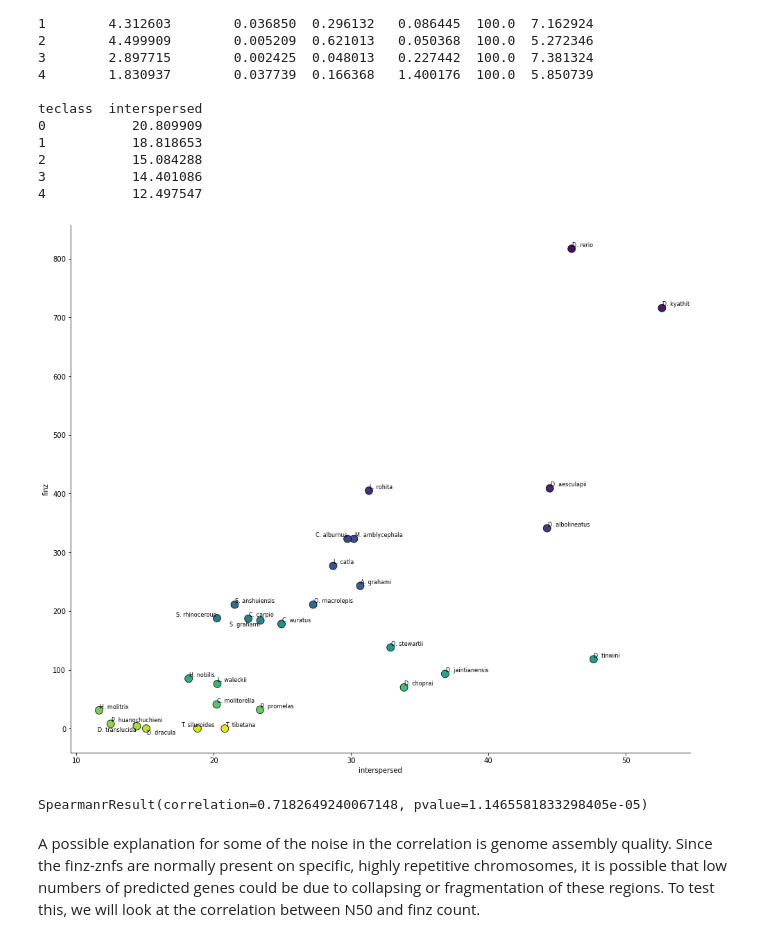
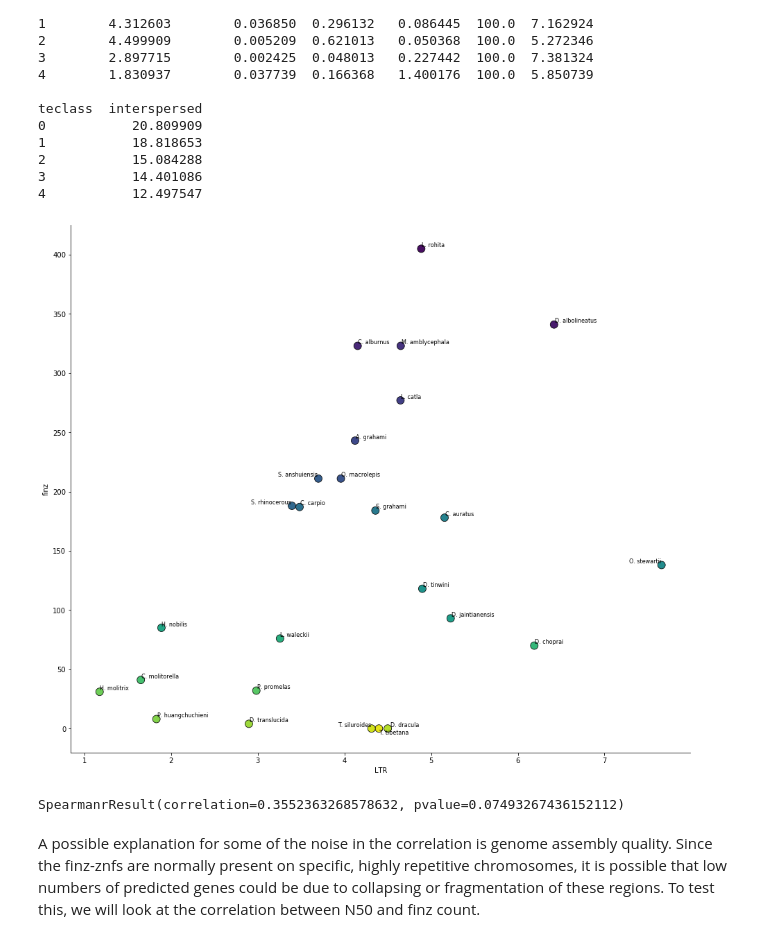
Before and after one commit to jonathan-wells/finz-znf, a Jupyter notebook: analysis/finz_te_correlation.ipynb, the cells around one changed output. Drawn from its saved outputs; the diff is of its cells as text; code cells hidden in the pictures.

```diff
--- a/analysis/finz_te_correlation.ipynb
+++ b/analysis/finz_te_correlation.ipynb
@@ -71,31 +71,31 @@ teclass  interspersed
 3           14.401086
 4           12.497547
 # %%
-column = 'interspersed'
+column = 'LTR'
 fig, ax = plt.subplots(figsize=(16, 14))
-sns.scatterplot(data=count_df,
+sns.scatterplot(data=count_df.loc[~count_df.species.isin(['Danio_rerio', 'Danio_aesculapii', 'Danio_kyathit'])],
                 x=column,
                 y='finz',
                 hue='species',
                 palette='viridis_r',
                 edgecolor='k',
                 s=120,
                 ax=ax)
 ax.get_legend().remove()
 
 labels = []
-for row in count_df.iterrows():
+for row in count_df.loc[~count_df.species.isin(['Danio_rerio', 'Danio_aesculapii', 'Danio_kyathit'])].iterrows():
     label = row[1]['species'].split('_')[0][0] +'. '+ row[1]['species'].split('_')[1]
     labels.append(ax.text(row[1][column], row[1]['finz'], label, size=8, va='center', ha='center'))
 adjust_text(labels)
 
 sns.despine()
 plt.show()
-print(stats.spearmanr(count_df[column],
-                      count_df['finz']))
+print(stats.spearmanr(count_df.loc[~count_df.species.isin(['Danio_rerio', 'Danio_aesculapii', 'Danio_kyathit'])][column],
+                      count_df.loc[~count_df.species.isin(['Danio_rerio', 'Danio_aesculapii', 'Danio_kyathit'])]['finz']))
 # %% [output]
-[figure, old version]
+[figure, new version]
-SpearmanrResult(correlation=0.7182649240067148, pvalue=1.1465581833298405e-05)
+SpearmanrResult(correlation=0.3552363268578632, pvalue=0.07493267436152112)
 # %% [markdown]
 A possible explanation for some of the noise in the correlation is genome assembly quality. Since the finz-znfs are normally present on specific, highly repetitive chromosomes, it is possible that low numbers of predicted genes could be due to collapsing or fragmentation of these regions. To test this, we will look at the correlation between N50 and finz count.
 # %%
```
Also changed, not shown: parts of 4 cells of this notebook, 4 other files.
